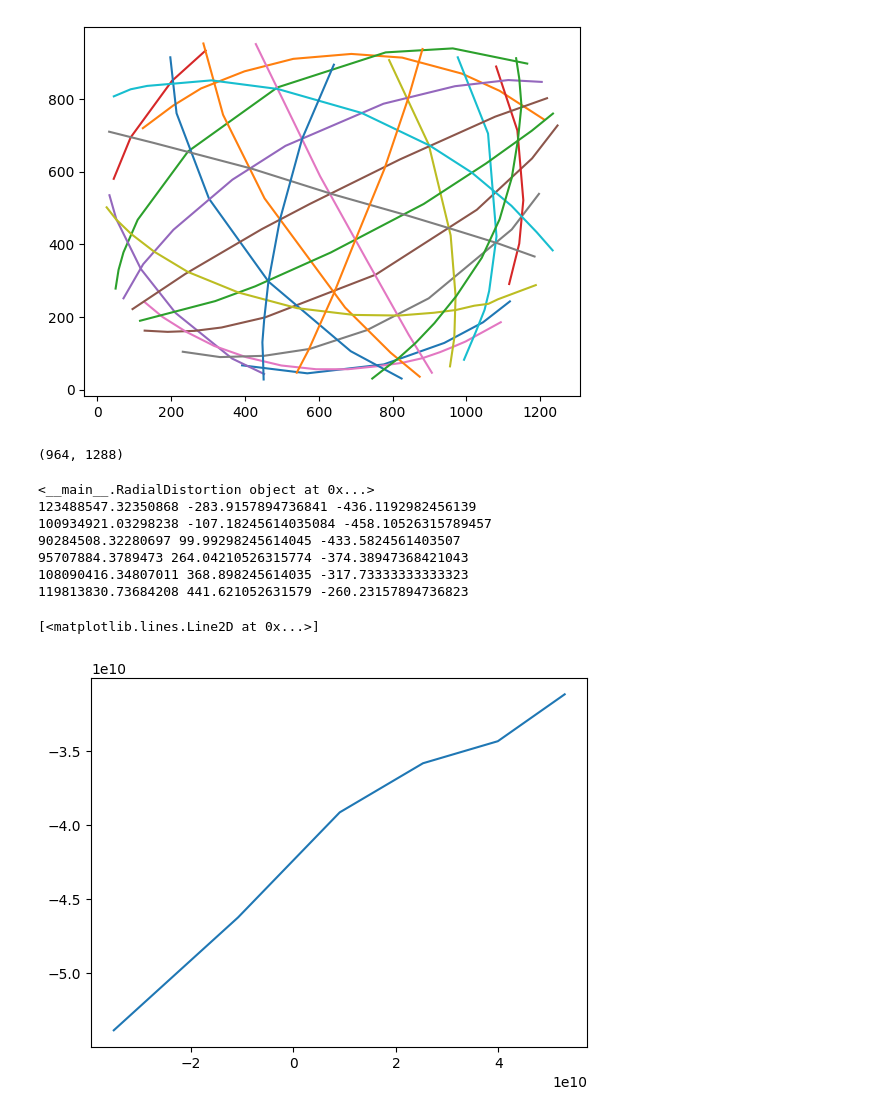
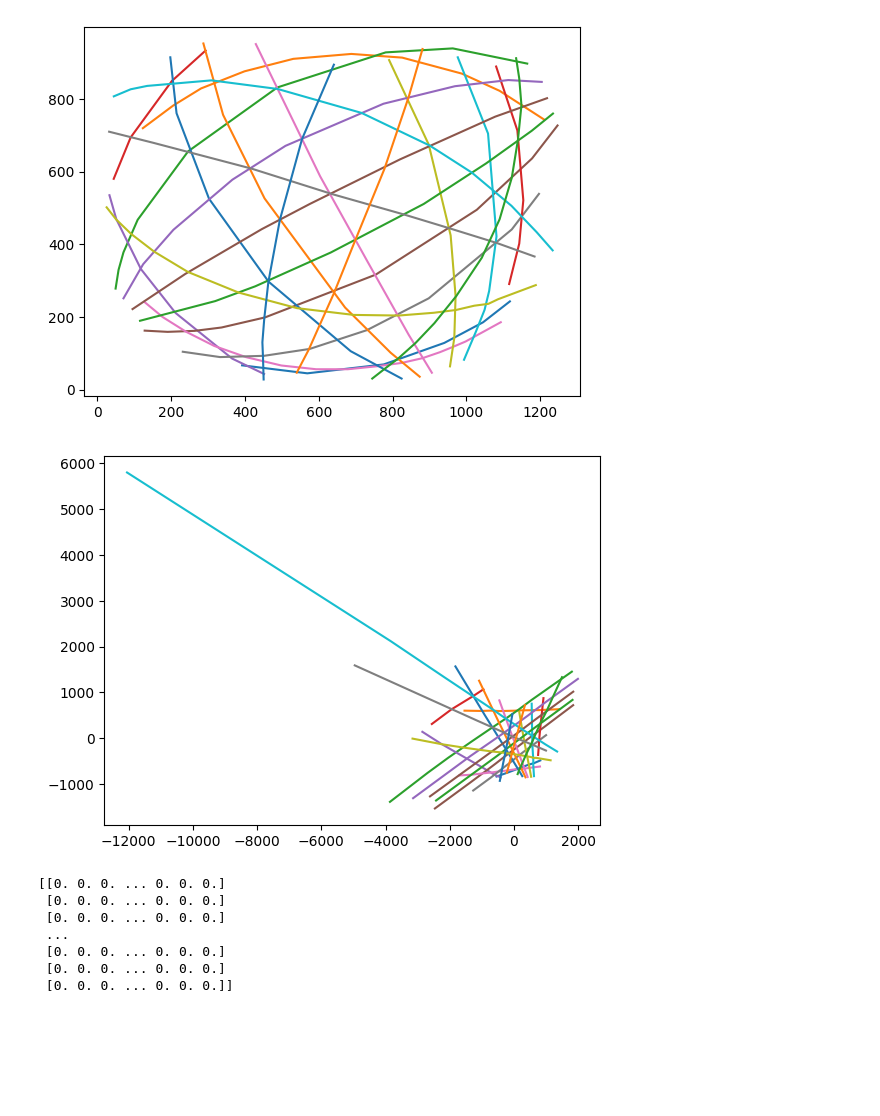
Before and after one commit to hgandras/3D-computer-vision-, a Jupyter notebook: radial_distortion.ipynb, the cells around one changed output. Saved outputs shown, nothing was run; the diff lists cells and outputs as text; code cells hidden in the pictures; blank space fills up the shorter version.

Commit message:
radial distortion finished

```diff
--- a/radial_distortion.ipynb
+++ b/radial_distortion.ipynb
@@ -17,11 +17,7 @@ for l in lines:
     plt.plot(l[0],l[1])
 # %% [output]
 [figure]
-# %%
-im1.shape
-# %% [output]
-(964, 1288)
 # %%
 #Data of camera
 im_center = np.array([ 676, 503 ])
-f = np.array([4,5,6])
+f = 456
@@ -65,28 +24,28 @@ class RadialDistortion:
-# %%
-
-def undistortLines(line:np.array)->np.array:
-    distortionModel=RadialDistortion(im_center,f)
-    print(distortionModel)
-    line=np.transpose(line)
-    newLine=[]
-    for point in line:
-        undistortedPoint=distortionModel.undistortPoint(point)
-        newLine.append(undistortedPoint)
-    return np.array(newLine)
-
-undistortedLines=[]
-for l in lines:
-    pass
-# %%
-newLine=undistortLines(lines[0])
-plt.plot(newLine[:,0],newLine[:,1])
-# %% [output]
-<__main__.RadialDistortion object at 0x...>
-123488547.32350868 -283.9157894736841 -436.1192982456139
-100934921.03298238 -107.18245614035084 -458.10526315789457
-90284508.32280697 99.99298245614045 -433.5824561403507
-95707884.3789473 264.04210526315774 -374.38947368421043
-108090416.34807011 368.898245614035 -317.73333333333323
-119813830.73684208 441.621052631579 -260.23157894736823
-[<matplotlib.lines.Line2D at 0x...>]
-[figure, removed]
+# %%
+def undistortPoint(point:np.array)->np.array:
+    translatedPoint=point-im_center
+    w=np.linalg.norm(translatedPoint)
+    if w==0:
+        return np.array([0,0])
+    alpha=w/f
+    undistortedRadius=f*math.tan(alpha)
+    normedPoint=translatedPoint/w
+    return normedPoint*undistortedRadius
+# %%
+def undistortLines(lines:np.array):
+    undistortedLines=[]
+    for line in lines:
+        points=[]
+        Range=line.shape[1]
+        for i in range(Range):
+            newPOint=undistortPoint(line[:,i])
+            points.append(newPOint)
+        undistortedLines.append(np.array(points))
+    return undistortedLines
+
+newLines=undistortLines(lines)
+# %%
+for line in newLines:
+    plt.plot(line[:,0],line[:,1])
+# %% [output]
+[figure, added]
@@ -92,0 +67,15 @@ plt.plot(newLine[:,0],newLine[:,1])
+# %%
+newImage=undistortImage(im1,3000,3000,np.array([-2000,1000]))
+for i in newImage:
+    for element in i:
+        if element>0:
+            print(element)
+            break
+# %% [output]
+[[0. 0. 0. ... 0. 0. 0.]
+ [0. 0. 0. ... 0. 0. 0.]
+ [0. 0. 0. ... 0. 0. 0.]
+ ...
+ [0. 0. 0. ... 0. 0. 0.]
+ [0. 0. 0. ... 0. 0. 0.]
+ [0. 0. 0. ... 0. 0. 0.]]
```
Also changed, not shown: parts of 4 cells of this notebook.
